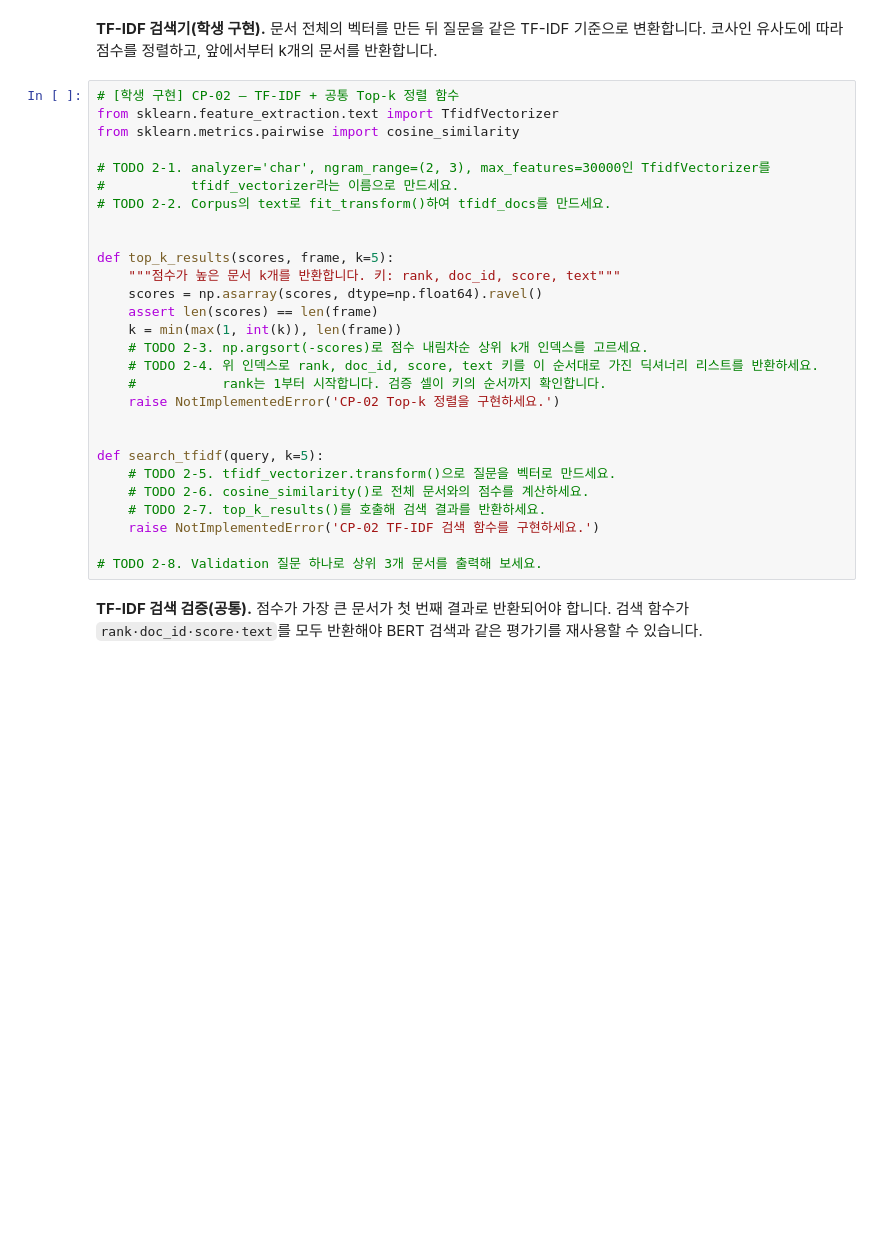
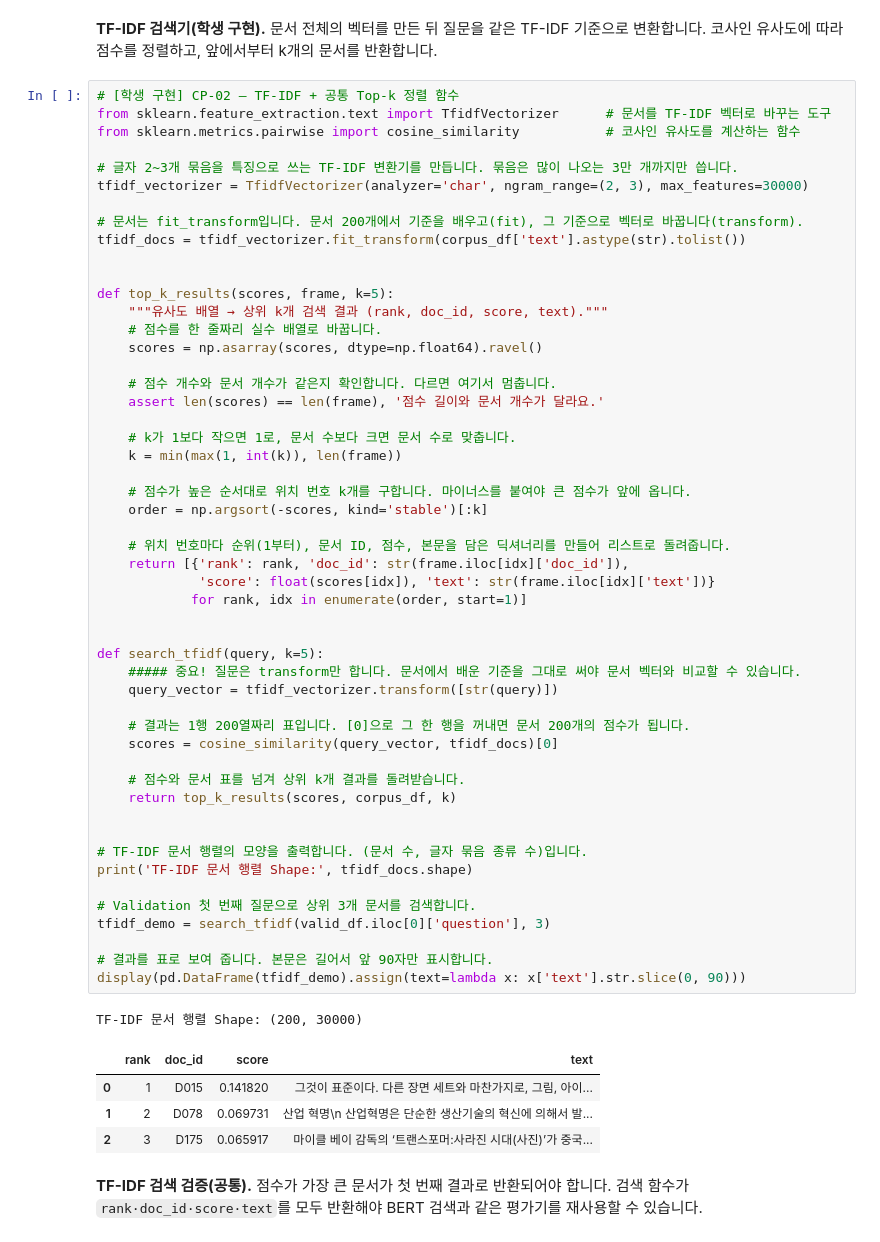
Before and after one commit to kkdcodez/ai-mini-projects, a Jupyter notebook: mini-project-02/code/NLP_BERT_MiniProject.ipynb, the cells around one changed output. Cells and saved outputs as stored; diff of their text form; blank space fills up the shorter version.

```diff
--- a/mini-project-02/code/NLP_BERT_MiniProject.ipynb
+++ b/mini-project-02/code/NLP_BERT_MiniProject.ipynb
@@ -256,32 +359,61 @@ TF-IDF는 이미 배운 전통적인 텍스트 표현 방법입니다. 이번에
 **TF-IDF 검색기(학생 구현).** 문서 전체의 벡터를 만든 뒤 질문을 같은 TF-IDF 기준으로 변환합니다. 코사인 유사도에 따라 점수를 정렬하고, 앞에서부터 k개의 문서를 반환합니다.
 # %%
 # [학생 구현] CP-02 — TF-IDF + 공통 Top-k 정렬 함수
-from sklearn.feature_extraction.text import TfidfVectorizer
-from sklearn.metrics.pairwise import cosine_similarity
+from sklearn.feature_extraction.text import TfidfVectorizer      # 문서를 TF-IDF 벡터로 바꾸는 도구
+from sklearn.metrics.pairwise import cosine_similarity           # 코사인 유사도를 계산하는 함수
 
-# TODO 2-1. analyzer='char', ngram_range=(2, 3), max_features=30000인 TfidfVectorizer를
-#           tfidf_vectorizer라는 이름으로 만드세요.
-# TODO 2-2. Corpus의 text로 fit_transform()하여 tfidf_docs를 만드세요.
+# 글자 2~3개 묶음을 특징으로 쓰는 TF-IDF 변환기를 만듭니다. 묶음은 많이 나오는 3만 개까지만 씁니다.
+tfidf_vectorizer = TfidfVectorizer(analyzer='char', ngram_range=(2, 3), max_features=30000)
+
+# 문서는 fit_transform입니다. 문서 200개에서 기준을 배우고(fit), 그 기준으로 벡터로 바꿉니다(transform).
+tfidf_docs = tfidf_vectorizer.fit_transform(corpus_df['text'].astype(str).tolist())
 
 
 def top_k_results(scores, frame, k=5):
-    """점수가 높은 문서 k개를 반환합니다. 키: rank, doc_id, score, text"""
+    """유사도 배열 → 상위 k개 검색 결과 (rank, doc_id, score, text)."""
+    # 점수를 한 줄짜리 실수 배열로 바꿉니다.
     scores = np.asarray(scores, dtype=np.float64).ravel()
-    assert len(scores) == len(frame)
+
+    # 점수 개수와 문서 개수가 같은지 확인합니다. 다르면 여기서 멈춥니다.
+    assert len(scores) == len(frame), '점수 길이와 문서 개수가 달라요.'
+
+    # k가 1보다 작으면 1로, 문서 수보다 크면 문서 수로 맞춥니다.
     k = min(max(1, int(k)), len(frame))
-    # TODO 2-3. np.argsort(-scores)로 점수 내림차순 상위 k개 인덱스를 고르세요.
-    # TODO 2-4. 위 인덱스로 rank, doc_id, score, text 키를 이 순서대로 가진 딕셔너리 리스트를 반환하세요.
-    #           rank는 1부터 시작합니다. 검증 셀이 키의 순서까지 확인합니다.
-    raise NotImplementedError('CP-02 Top-k 정렬을 구현하세요.')
+
+    # 점수가 높은 순서대로 위치 번호 k개를 구합니다. 마이너스를 붙여야 큰 점수가 앞에 옵니다.
+    order = np.argsort(-scores, kind='stable')[:k]
+
+    # 위치 번호마다 순위(1부터), 문서 ID, 점수, 본문을 담은 딕셔너리를 만들어 리스트로 돌려줍니다.
+    return [{'rank': rank, 'doc_id': str(frame.iloc[idx]['doc_id']),
+             'score': float(scores[idx]), 'text': str(frame.iloc[idx]['text'])}
+            for rank, idx in enumerate(order, start=1)]
 
 
 def search_tfidf(query, k=5):
-    # TODO 2-5. tfidf_vectorizer.transform()으로 질문을 벡터로 만드세요.
-    # TODO 2-6. cosine_similarity()로 전체 문서와의 점수를 계산하세요.
-    # TODO 2-7. top_k_results()를 호출해 검색 결과를 반환하세요.
-    raise NotImplementedError('CP-02 TF-IDF 검색 함수를 구현하세요.')
+    ##### 중요! 질문은 transform만 합니다. 문서에서 배운 기준을 그대로 써야 문서 벡터와 비교할 수 있습니다.
+    query_vector = tfidf_vectorizer.transform([str(query)])
 
-# TODO 2-8. Validation 질문 하나로 상위 3개 문서를 출력해 보세요.
+    # 결과는 1행 200열짜리 표입니다. [0]으로 그 한 행을 꺼내면 문서 200개의 점수가 됩니다.
+    scores = cosine_similarity(query_vector, tfidf_docs)[0]
+
+    # 점수와 문서 표를 넘겨 상위 k개 결과를 돌려받습니다.
+    return top_k_results(scores, corpus_df, k)
+
+
+# TF-IDF 문서 행렬의 모양을 출력합니다. (문서 수, 글자 묶음 종류 수)입니다.
+print('TF-IDF 문서 행렬 Shape:', tfidf_docs.shape)
+
+# Validation 첫 번째 질문으로 상위 3개 문서를 검색합니다.
+tfidf_demo = search_tfidf(valid_df.iloc[0]['question'], 3)
+
+# 결과를 표로 보여 줍니다. 본문은 길어서 앞 90자만 표시합니다.
+display(pd.DataFrame(tfidf_demo).assign(text=lambda x: x['text'].str.slice(0, 90)))
+# %% [output]
+TF-IDF 문서 행렬 Shape: (200, 30000)
+|  | rank | doc_id | score | text |
+| 0 | 1 | D015 | 0.141820 | 그것이 표준이다. 다른 장면 세트와 마찬가지로, 그림, 아이... |
+| 1 | 2 | D078 | 0.069731 | 산업 혁명\n 산업혁명은 단순한 생산기술의 혁신에 의해서 발... |
+| 2 | 3 | D175 | 0.065917 | 마이클 베이 감독의 ‘트랜스포머:사라진 시대(사진)’가 중국... |
 # %% [markdown]
 **TF-IDF 검색 검증(공통).** 점수가 가장 큰 문서가 첫 번째 결과로 반환되어야 합니다. 검색 함수가 `rank·doc_id·score·text`를 모두 반환해야 BERT 검색과 같은 평가기를 재사용할 수 있습니다.
 # %%
```
Also changed, not shown: parts of 22 cells of this notebook.
